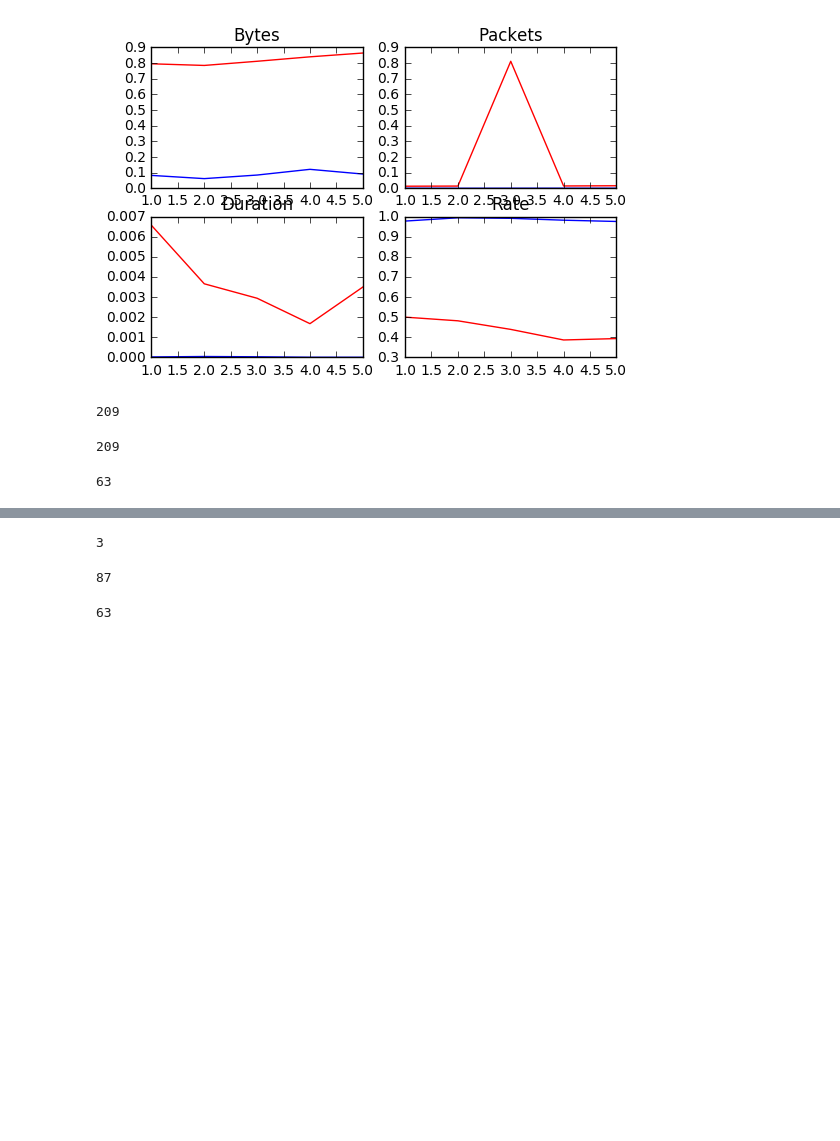
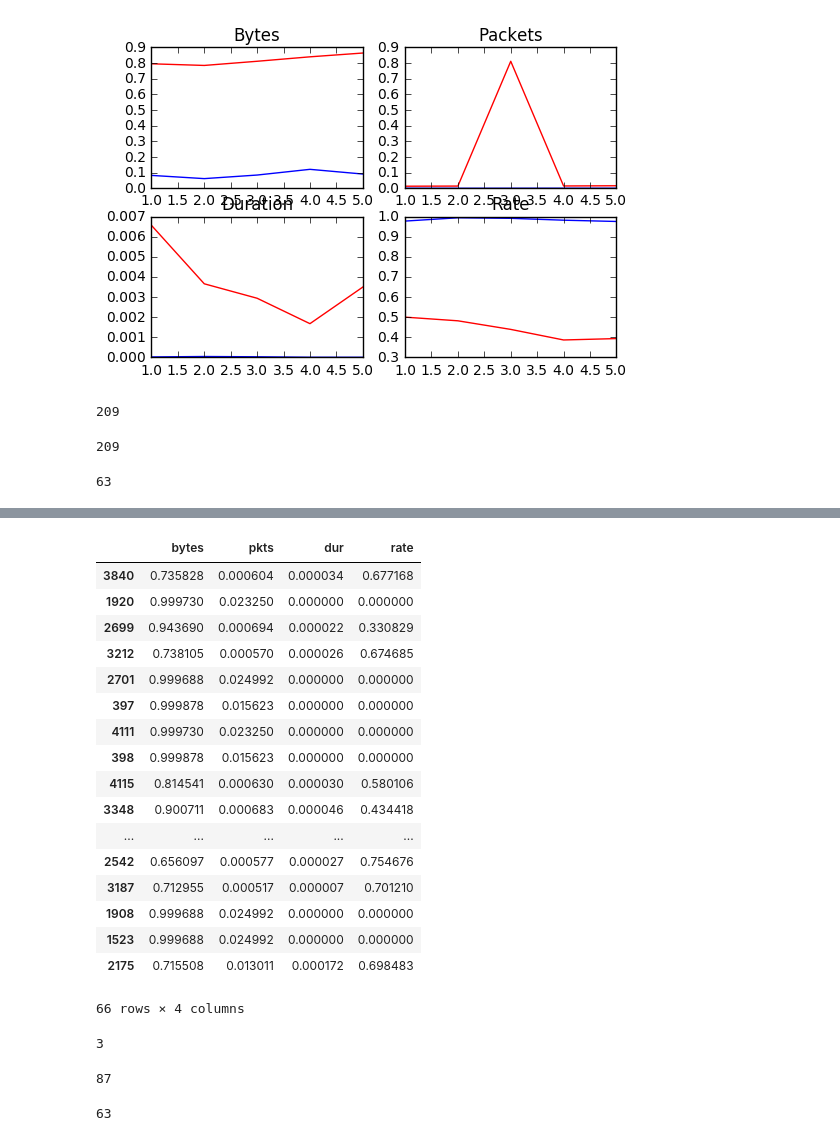
Before and after one commit to ts7fx/16F17S_MSDS_Capstone, a Jupyter notebook: Approach_Normalized_Data.ipynb, the cells around one changed output, grey strips where cells are left out. Drawn from its saved outputs; the diff is of its cells as text; code cells hidden in the pictures; blank space fills up the shorter version.

```diff
--- a/Approach_Normalized_Data.ipynb
+++ b/Approach_Normalized_Data.ipynb
@@ -200,0 +292,4 @@ len(set(mon_norm_anom.index.values).intersection(set(mon_norm_anom_.index.values
+# %%
+len(set(mon_norm_anom.sort('bytes', ascending=0).head(209).index.values).intersection(set(mon_normalized.sort('dur', ascending=1).head(209).index.values)))
+# %%
+len(set(mon_norm_anom.index.values).difference(set(mon_normalized.sort('dur', ascending=0).head(209).index.values)))
@@ -200,0 +298,2 @@ len(set(mon_norm_anom.index.values).intersection(set(mon_norm_anom_.index.values
+# %%
+len(set(mon_norm_anom.index.values).intersection(set(mon_normalized.sort('dur', ascending=0).head(209).index.values)))
@@ -200,0 +302,2 @@ len(set(mon_norm_anom.index.values).intersection(set(mon_norm_anom_.index.values
+# %%
+ind = set(mon_norm_anom.index.values).difference(set(mon_normalized.sort('dur', ascending=0).head(209).index.values))
@@ -201,3 +313,24 @@ len(set(mon_norm_anom.index.values).intersection(set(mon_norm_anom_.index.values
+# %%
+mon_normalized.iloc[list(ind),]
+# %% [output]
+|  | bytes | pkts | dur | rate |
+| 3840 | 0.735828 | 0.000604 | 0.000034 | 0.677168 |
+| 1920 | 0.999730 | 0.023250 | 0.000000 | 0.000000 |
+| 2699 | 0.943690 | 0.000694 | 0.000022 | 0.330829 |
+| 3212 | 0.738105 | 0.000570 | 0.000026 | 0.674685 |
+| 2701 | 0.999688 | 0.024992 | 0.000000 | 0.000000 |
+| 397 | 0.999878 | 0.015623 | 0.000000 | 0.000000 |
+| 4111 | 0.999730 | 0.023250 | 0.000000 | 0.000000 |
+| 398 | 0.999878 | 0.015623 | 0.000000 | 0.000000 |
+| 4115 | 0.814541 | 0.000630 | 0.000030 | 0.580106 |
+| 3348 | 0.900711 | 0.000683 | 0.000046 | 0.434418 |
+| ... | ... | ... | ... | ... |
+| 2542 | 0.656097 | 0.000577 | 0.000027 | 0.754676 |
+| 3187 | 0.712955 | 0.000517 | 0.000007 | 0.701210 |
+| 1908 | 0.999688 | 0.024992 | 0.000000 | 0.000000 |
+| 1523 | 0.999688 | 0.024992 | 0.000000 | 0.000000 |
+| 2175 | 0.715508 | 0.013011 | 0.000172 | 0.698483 |
+66 rows × 4 columns
 # %%
 # no long is result the subset of another
 # %%
```
Also changed, not shown: parts of 20 cells of this notebook.
